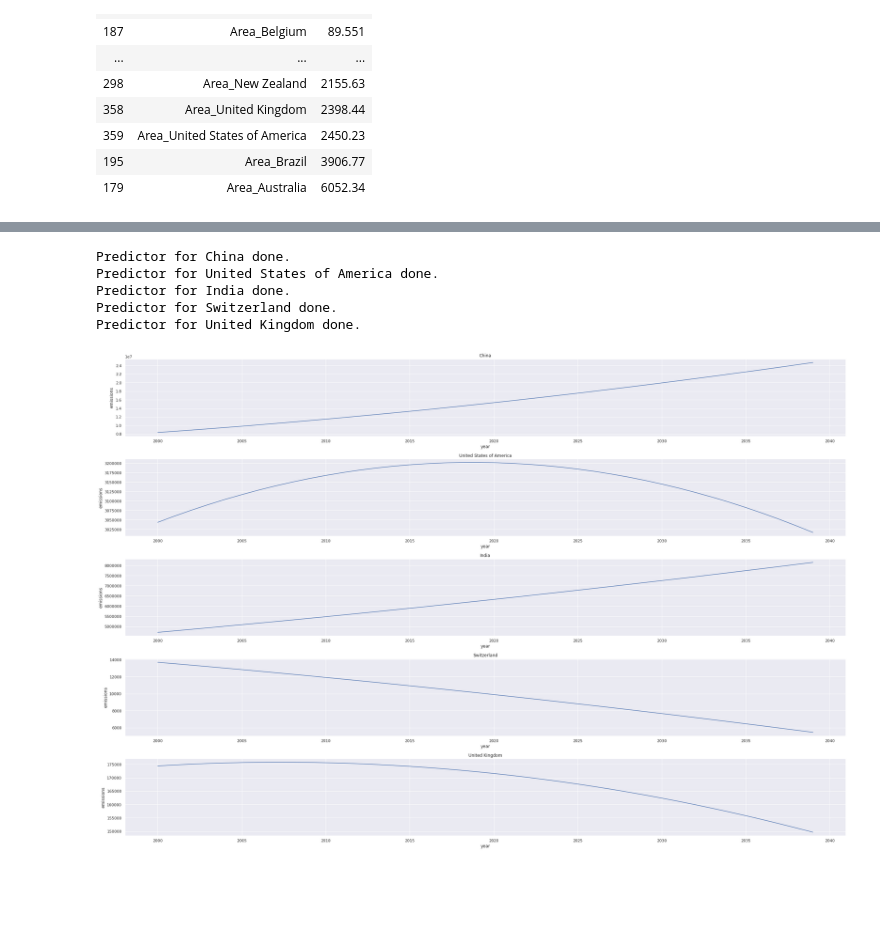
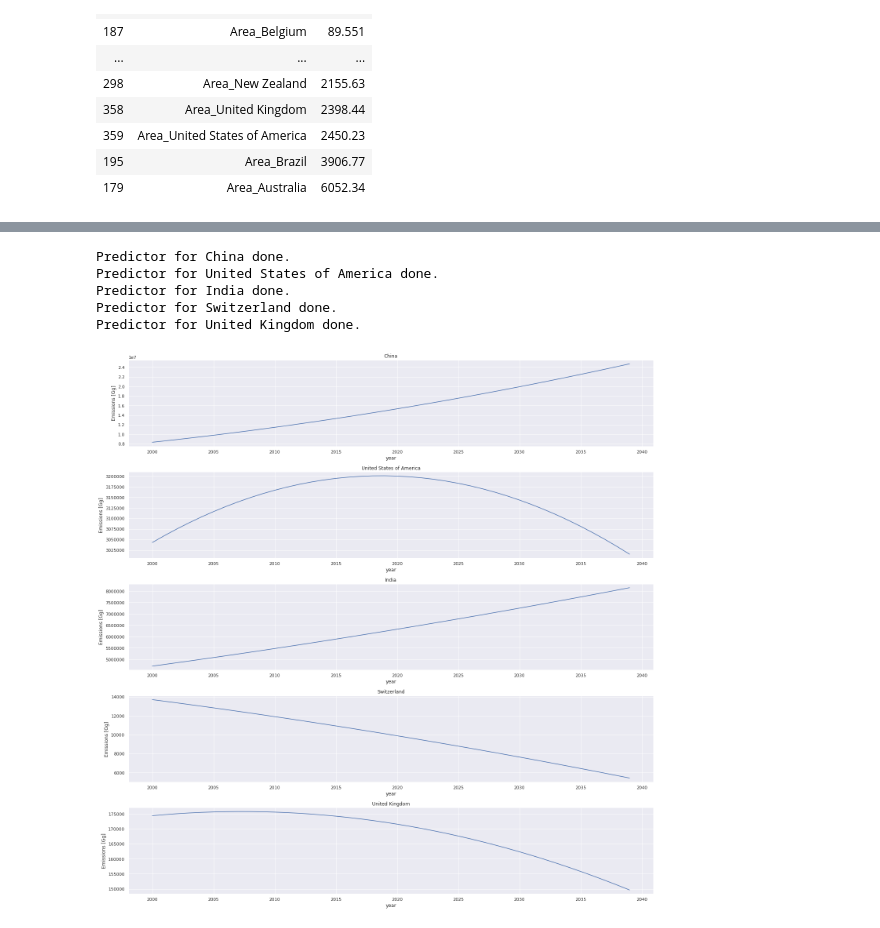
Before and after one commit to shivz7/ADA, a Jupyter notebook: questions_1_2.ipynb, the cells around one changed output, grey strips where cells are left out. Cells and saved outputs as stored; diff of their text form; code cells hidden in the pictures; blank space fills up the shorter version.

```diff
--- a/questions_1_2.ipynb
+++ b/questions_1_2.ipynb
@@ -305,10 +292,9 @@ array(['agave_fibres_nes', 'almonds_with_shell',
 # %%
 listCountries = ["United States of America", "India", "Switzerland", "United Kingdom", "China"]
-filterCrops = ["cereals_total", "cereals_rice_milled_eqv","pulses_total", "coarse_grain_total"]
-# Normalized production for
+filterCrops = ["cereals_total", "cereals_rice_milled_eqv","pulses_total", "coarse_grain_total", "treenuts_total"]
 
 #cropsEmissionsNormalized = crops.where(crops.Area.isin(listCountries)).dropna()
-cropsEmissionsNormalized = crops.dropna()
+cropsEmissionsNormalized = crops
 totalHarvestedArea = cropsEmissionsNormalized.groupby(["Area","Year"]).sum()#.drop(["Year"], axis=1)#.rename("Value area", "Total area harvested")
 totalHarvestedArea.columns = ["Total area harvested"]
 cropsEmissionsNormalized = pd.merge(cropsEmissionsNormalized, totalHarvestedArea, how="left", on=['Area',"Year"])
@@ -316,4 +302,4 @@ cropsEmissionsNormalized = pd.merge(cropsEmissionsNormalized, dataEmissionsAgric
 cropsEmissionsNormalized = cropsEmissionsNormalized.dropna().dropna(subset=["Unit emissions"])
 cropsEmissionsNormalized["Value emissions"] = cropsEmissionsNormalized["Value area"]*cropsEmissionsNormalized["Value emissions"]/(cropsEmissionsNormalized["Total area harvested"]*cropsEmissionsNormalized["Total area harvested"])
 cropsEmissionsNormalized = cropsEmissionsNormalized.mask(cropsEmissionsNormalized.category.isin(filterCrops)).dropna()
-#totalHarvestedArea
+cropsEmissionsNormalized.head(5)
@@ -431,5 +458,0 @@ cropsModelsEmissionsPerUnitArea = pd.DataFrame(models, columns=("crop","model_em
-# %%
-for m in models:
-    c = m[1].coef_[0][0]
-    if c < 0:
-        print(m[0] + " " + str(c))
@@ -454,7 +458,0 @@ yams -5.3885442015508285e-05
-# %%
-cropData = cropsEmissionsNormalized.where(cropsEmissionsNormalized.category =="almonds_with_shell").dropna()
-lm = LinearRegression()
-
-cropData = cropData.groupby("Year").sum().reset_index()
-
-sns.lmplot(x="Year", y="Value emissions", data=cropData)
@@ -540,3 +561,25 @@ def get_model_emissions_countries(listCountries):
         print("Predictor for " + country + " done.")
 
     return predictorsEmissions
+# %%
+models = get_model_emissions_countries(listCountries)
+
+fg = plt.figure(figsize=(15,15))
+
+i = 1
+
+for mc in models:
+    #print(cropsEmissionsNormalized.where(cropsEmissionsNormalized.Area == c).dropna())
+    emissions = mc.predict_emissions(2000,2040)
+    axes = fg.add_subplot(5,1,i)
+    try:
+        sns.lineplot(x="year", y="emissions",data=emissions,\
+                    ax=axes)
+    except ValueError as e:
+        print(str(e))
+    axes.set_title(mc.country)
+    axes.set_ylabel("Emissions [Gg]")
+    i = i+1
+
+fg.tight_layout()
+fg.savefig("emissions_prediction.eps")
@@ -543,27 +595,29 @@ def get_model_emissions_countries(listCountries):
 # %%
 models = get_model_emissions_countries(listCountries)
 
-fg = plt.figure(figsize=(30,20))
+fg = plt.figure(figsize=(20,20))
 
 i = 1
 
 for mc in models:
     #print(cropsEmissionsNormalized.where(cropsEmissionsNormalized.Area == c).dropna())
     emissions = mc.predict_emissions(2000,2040)
     axes = fg.add_subplot(5,1,i)
     try:
         sns.lineplot(x="year", y="emissions",data=emissions,\
                     ax=axes)
     except ValueError as e:
         print(str(e))
     axes.set_title(mc.country)
+    axes.set_ylabel("Emissions [Gg]")
     i = i+1
 
 fg.tight_layout()
+fg.savefig("emissions_prediction.eps")
 # %% [output]
 Predictor for China done.
 Predictor for United States of America done.
 Predictor for India done.
 Predictor for Switzerland done.
 Predictor for United Kingdom done.
-[figure, old version]
+[figure, new version]
```
Also changed, not shown: parts of 32 cells of this notebook.
